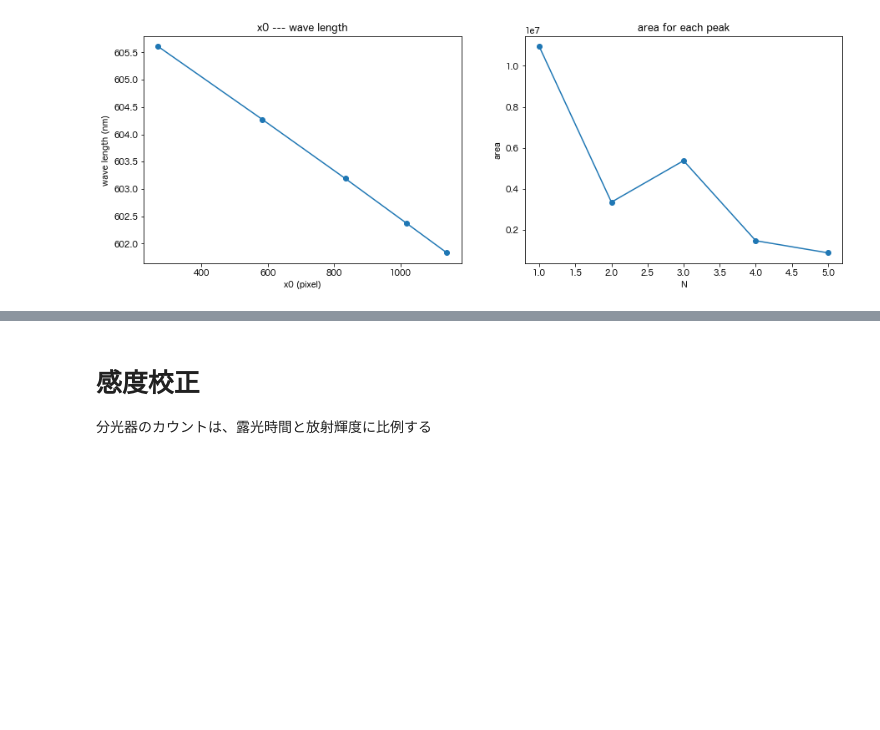
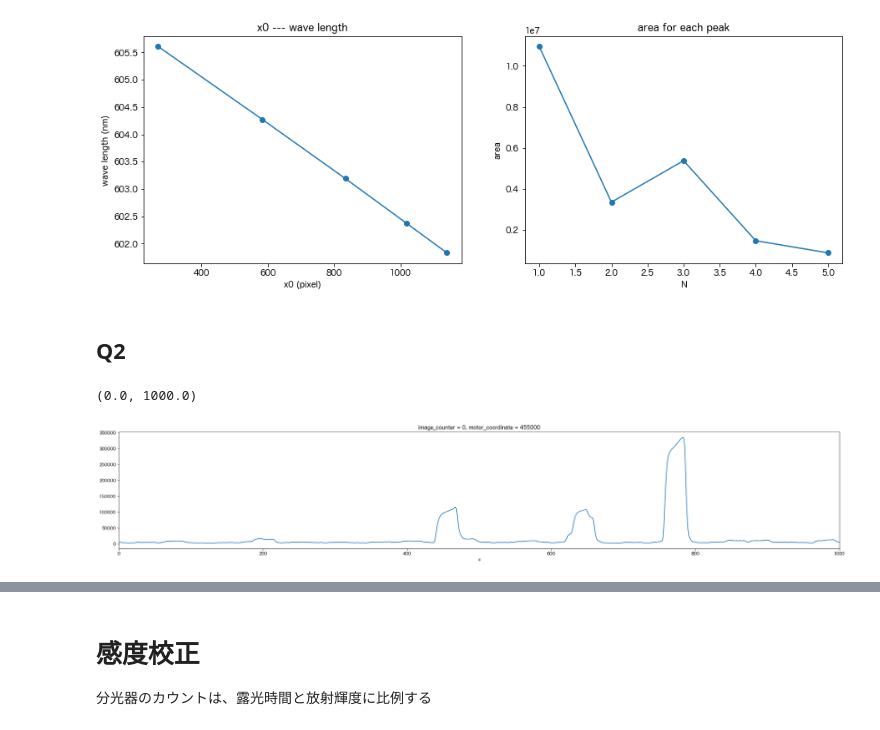
Before and after one commit to AtsushiNi/myLeprecon, a Jupyter notebook: niihama/plasma-data-12-08.ipynb, the cells around one changed output, grey strips where cells are left out. Cells and saved outputs as stored; diff of their text form; code cells hidden in the pictures; blank space fills up the shorter version.

```diff
--- a/niihama/plasma-data-12-08.ipynb
+++ b/niihama/plasma-data-12-08.ipynb
@@ -146,3 +171,13 @@ plt.ylabel('area')
 # %% [output]
 Text(0, 0.5, 'area')
 [figure]
+# %% [markdown]
+## Q2
+# %%
+plt.figure(figsize=(30, 5))
+spectrum_data.sel(motor_coordinate=455000).plot()
+plt.xlim(0, 1000)
+#plt.ylim(0, 50000)
+# %% [output]
+(0.0, 1000.0)
+[figure, added]
```
Also changed, not shown: parts of 17 cells of this notebook, 3 other files.
